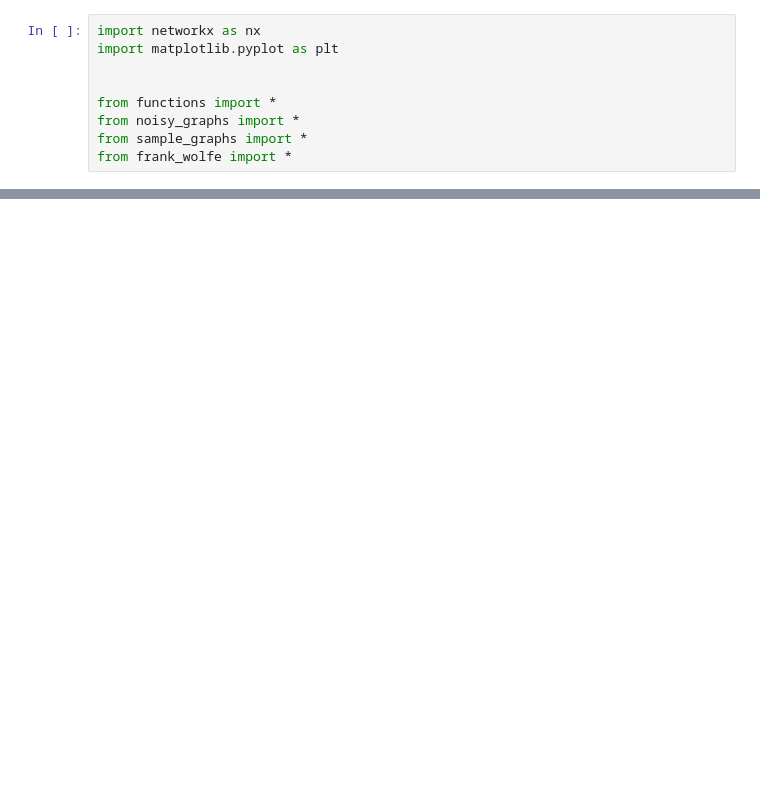
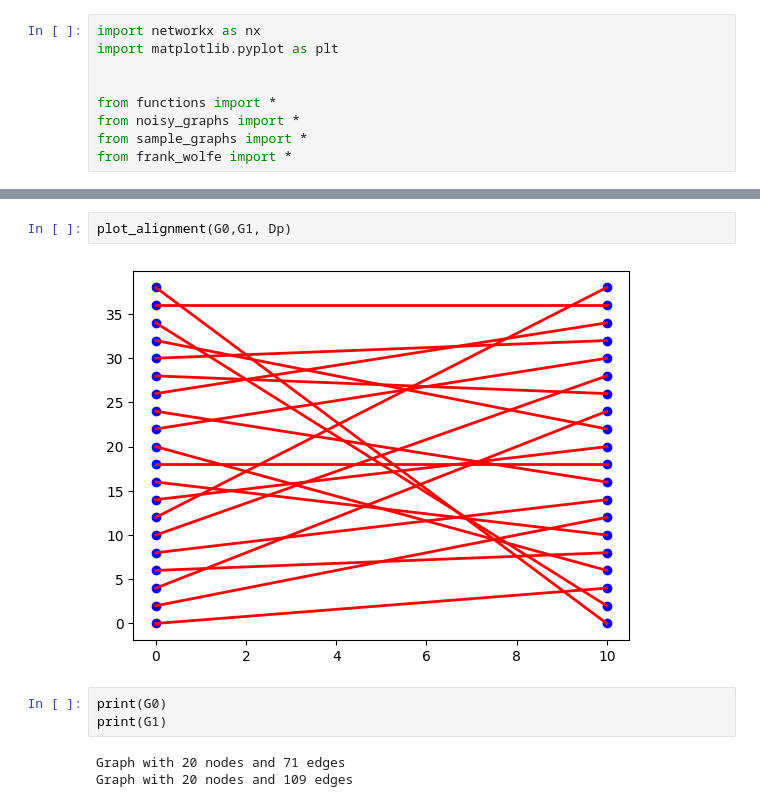
Before and after one commit to jakobmaier-eu/graph-gromov, a Jupyter notebook: testing_algorithms.ipynb, the cells around one changed output, grey strips where cells are left out. Saved outputs shown, nothing was run; the diff lists cells and outputs as text; blank space fills up the shorter version.

```diff
--- a/testing_algorithms.ipynb
+++ b/testing_algorithms.ipynb
@@ -89,0 +70,10 @@ print(A0.toarray() - A1.toarray())
+# %%
+plot_alignment(G0,G1, Dp)
+# %% [output]
+[figure, added]
+# %%
+print(G0)
+print(G1)
+# %% [output]
+Graph with 20 nodes and 71 edges
+Graph with 20 nodes and 109 edges
```
Also changed, not shown: parts of 5 cells of this notebook, 2 other files.
